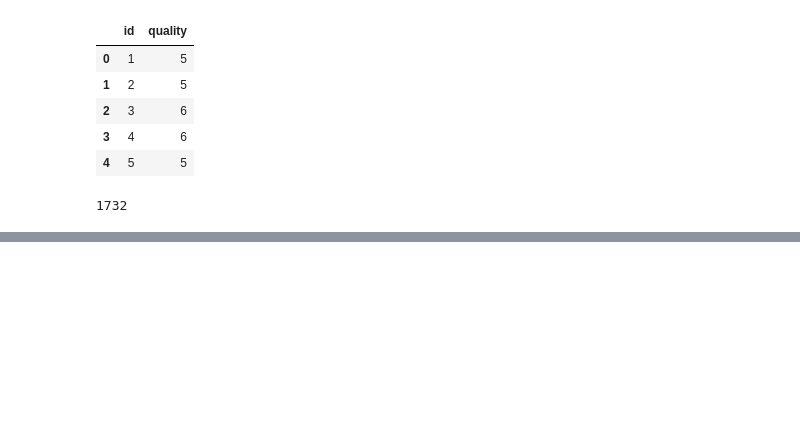
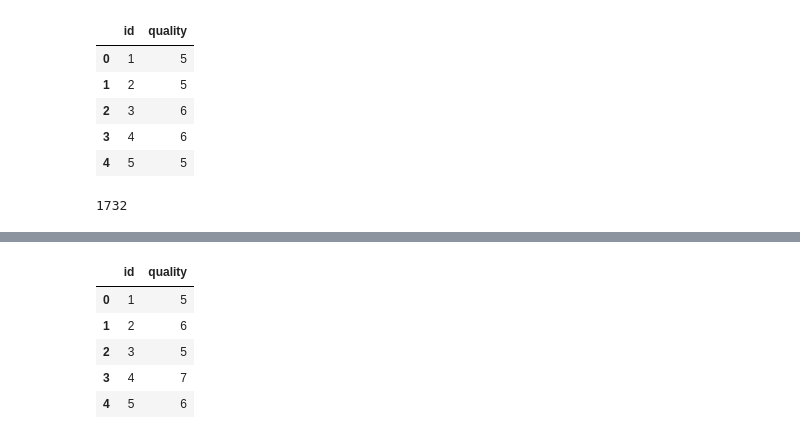
Before and after one commit to Jeong-Beom/TIL, a Jupyter notebook: Self-Study/복습 및 자습/DACON/와인 품질 분류 경진대회(Basic)/Model.ipynb, the cells around one changed output, grey strips where cells are left out. Saved outputs shown, nothing was run; the diff lists cells and outputs as text; code cells hidden in the pictures; blank space fills up the shorter version.

```diff
--- a/Self-Study/복습 및 자습/DACON/와인 품질 분류 경진대회(Basic)/Model.ipynb
+++ b/Self-Study/복습 및 자습/DACON/와인 품질 분류 경진대회(Basic)/Model.ipynb
@@ -596,0 +721,14 @@ n
+# %%
+# 정답파일 작성
+predict = pd.read_csv(PATH + '\\sample_submission.csv')
+len(predict), len(test)
+predict.quality = model.predict(df_test01)
+predict.to_csv(PATH + 'sample_submission(DT02).csv', index = False)
+pd.read_csv(PATH + 'sample_submission(DT02).csv').head()
+# %% [output]
+|  | id | quality |
+| 0 | 1 | 5 |
+| 1 | 2 | 6 |
+| 2 | 3 | 5 |
+| 3 | 4 | 7 |
+| 4 | 5 | 6 |
```
Also changed, not shown: parts of 16 cells of this notebook, 1 other file.
